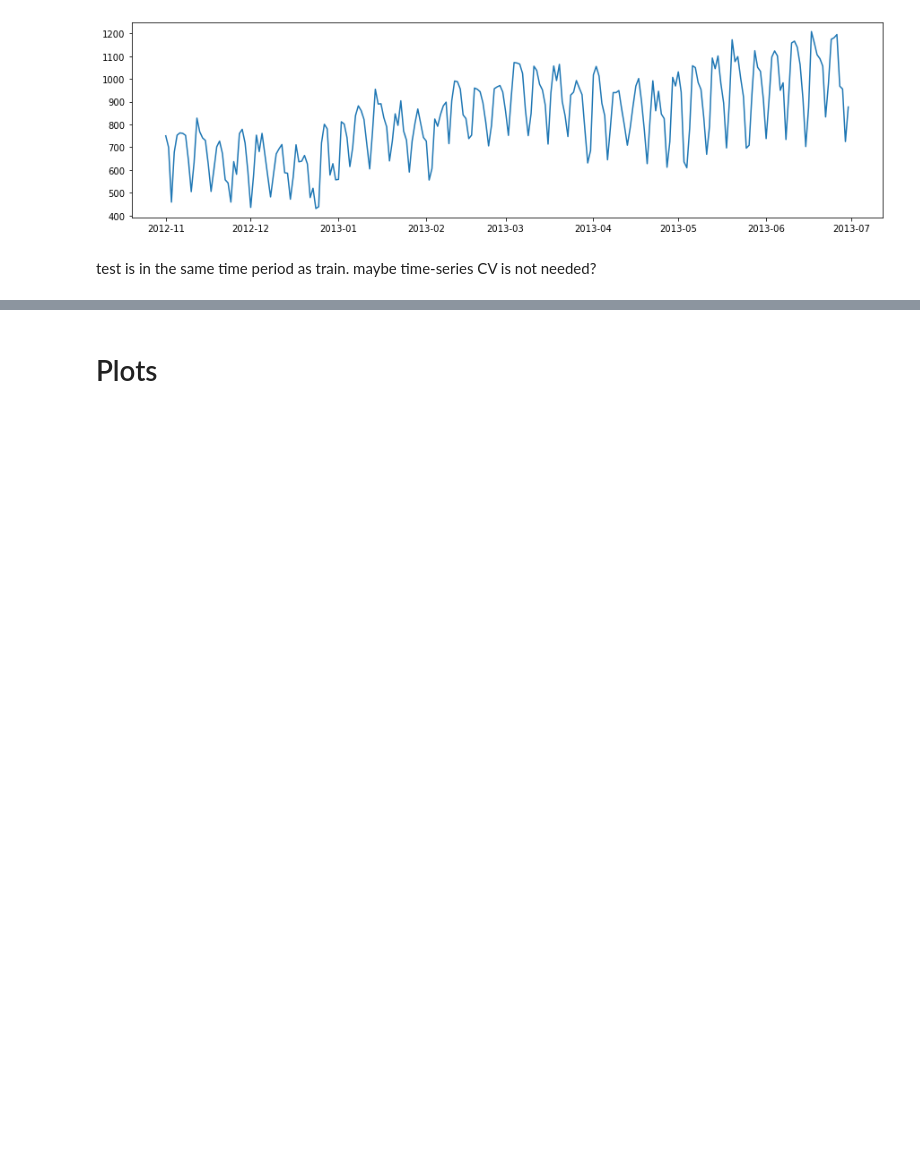
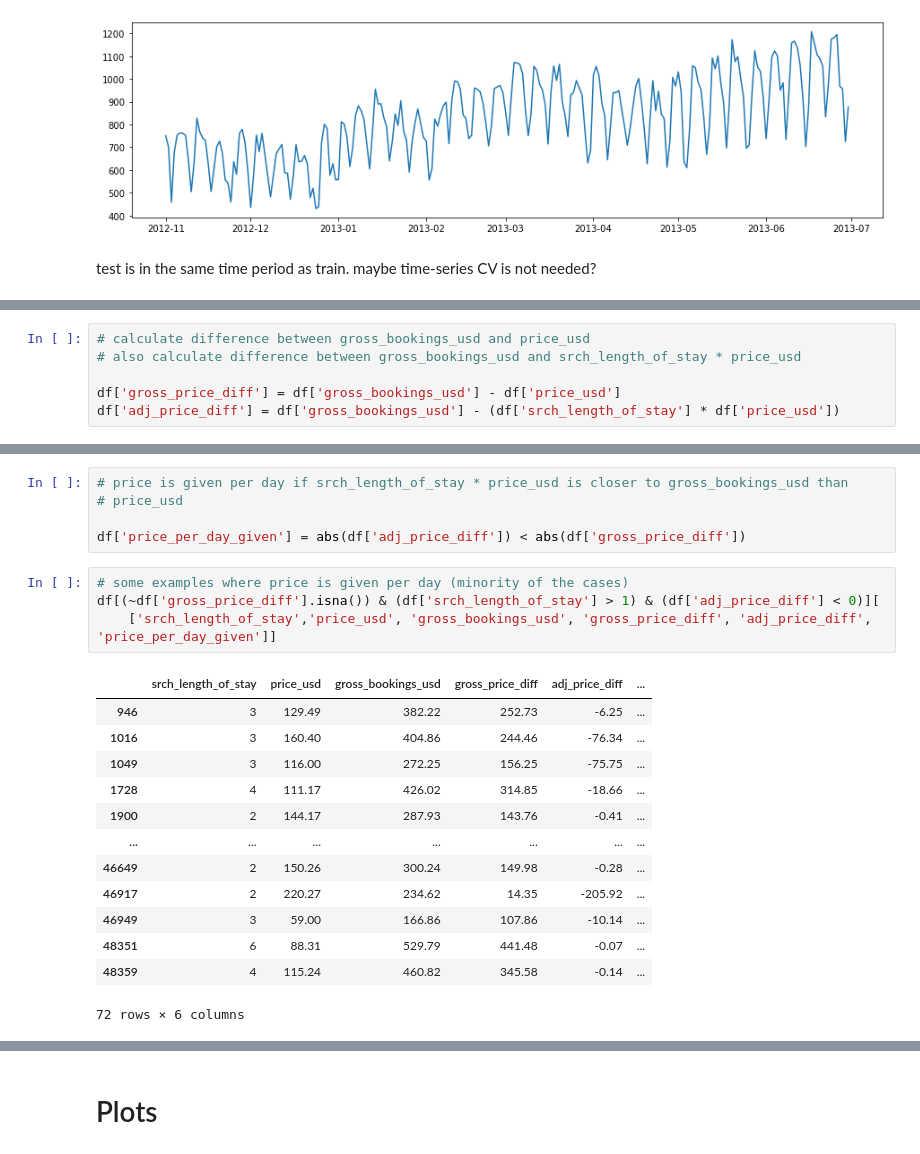
Before and after one commit to OlegBEZb/Personalize-Expedia-Hotel-Searches, a Jupyter notebook: EDA.ipynb, the cells around one changed output, grey strips where cells are left out. Drawn from its saved outputs; the diff is of its cells as text; blank space fills up the shorter version.

```diff
--- a/EDA.ipynb
+++ b/EDA.ipynb
@@ -574,0 +603,6 @@ test is in the same time period as train. maybe time-series CV is not needed?
+# %%
+# calculate difference between gross_bookings_usd and price_usd
+# also calculate difference between gross_bookings_usd and srch_length_of_stay * price_usd
+
+df['gross_price_diff'] = df['gross_bookings_usd'] - df['price_usd']
+df['adj_price_diff'] = df['gross_bookings_usd'] - (df['srch_length_of_stay'] * df['price_usd'])
@@ -574,0 +627,23 @@ test is in the same time period as train. maybe time-series CV is not needed?
+# %%
+# price is given per day if srch_length_of_stay * price_usd is closer to gross_bookings_usd than
+# price_usd
+
+df['price_per_day_given'] = abs(df['adj_price_diff']) < abs(df['gross_price_diff'])
+# %%
+# some examples where price is given per day (minority of the cases)
+df[(~df['gross_price_diff'].isna()) & (df['srch_length_of_stay'] > 1) & (df['adj_price_diff'] < 0)][
+    ['srch_length_of_stay','price_usd', 'gross_bookings_usd', 'gross_price_diff', 'adj_price_diff', 'price_per_day_given']]
+# %% [output]
+|  | srch_length_of_stay | price_usd | gross_bookings_usd | gross_price_diff | adj_price_diff | ... |
+| 946 | 3 | 129.49 | 382.22 | 252.73 | -6.25 | ... |
+| 1016 | 3 | 160.40 | 404.86 | 244.46 | -76.34 | ... |
+| 1049 | 3 | 116.00 | 272.25 | 156.25 | -75.75 | ... |
+| 1728 | 4 | 111.17 | 426.02 | 314.85 | -18.66 | ... |
+| 1900 | 2 | 144.17 | 287.93 | 143.76 | -0.41 | ... |
+| ... | ... | ... | ... | ... | ... | ... |
+| 46649 | 2 | 150.26 | 300.24 | 149.98 | -0.28 | ... |
+| 46917 | 2 | 220.27 | 234.62 | 14.35 | -205.92 | ... |
+| 46949 | 3 | 59.00 | 166.86 | 107.86 | -10.14 | ... |
+| 48351 | 6 | 88.31 | 529.79 | 441.48 | -0.07 | ... |
+| 48359 | 4 | 115.24 | 460.82 | 345.58 | -0.14 | ... |
+72 rows × 6 columns
```
Also changed, not shown: parts of 11 cells of this notebook, 1 other file.
